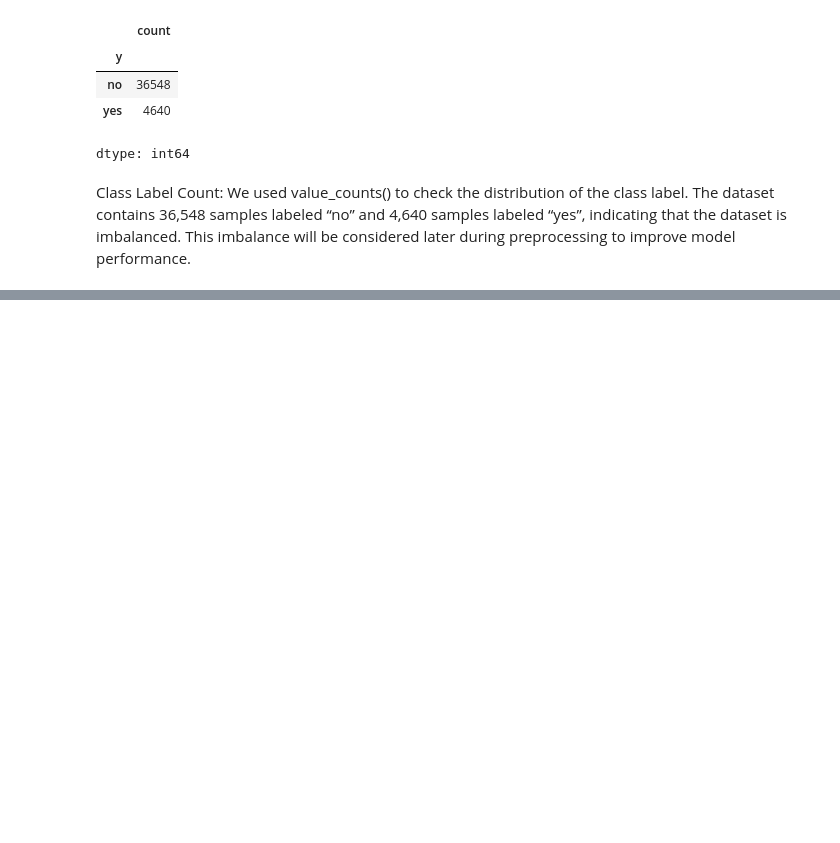
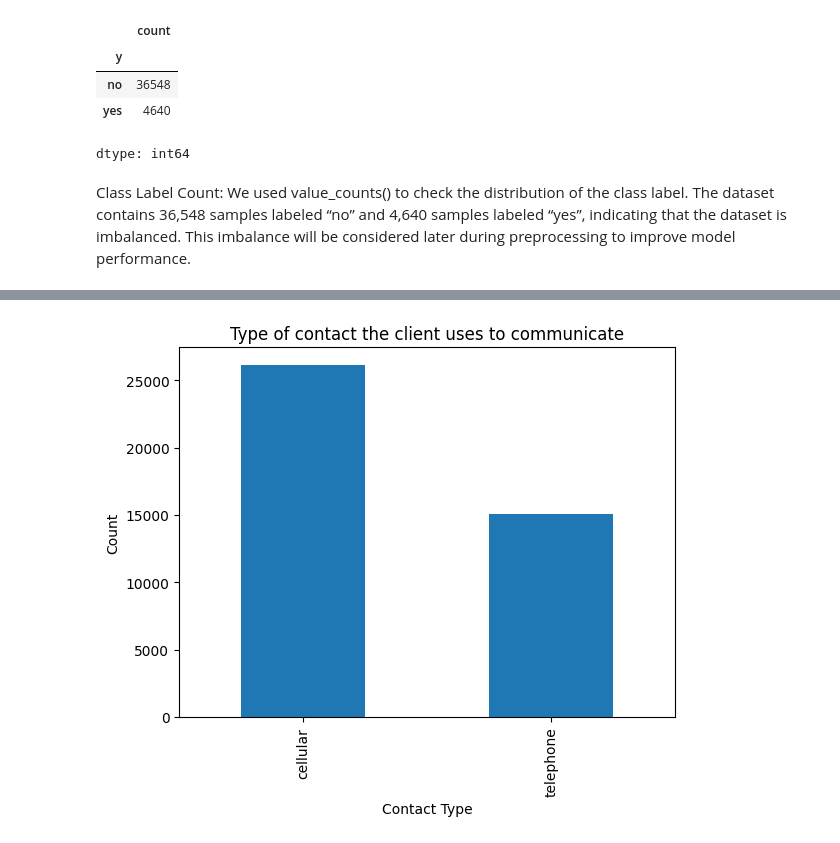
Before and after one commit to Renad110/IT326, a Jupyter notebook: Phase2.ipynb, the cells around one changed output, grey strips where cells are left out. Cells and saved outputs as stored; diff of their text form; code cells hidden in the pictures; blank space fills up the shorter version.

```diff
--- a/Phase2.ipynb
+++ b/Phase2.ipynb
@@ -115,0 +150,7 @@ This imbalance will be considered later during preprocessing to improve model pe
+# %%
+df['contact'].value_counts().plot(kind='bar', title='Type of contact the client uses to communicate')
+plt.xlabel('Contact Type')
+plt.ylabel('Count')
+plt.show()
+# %% [output]
+[figure, added]
```
Also changed, not shown: parts of 8 cells of this notebook.
